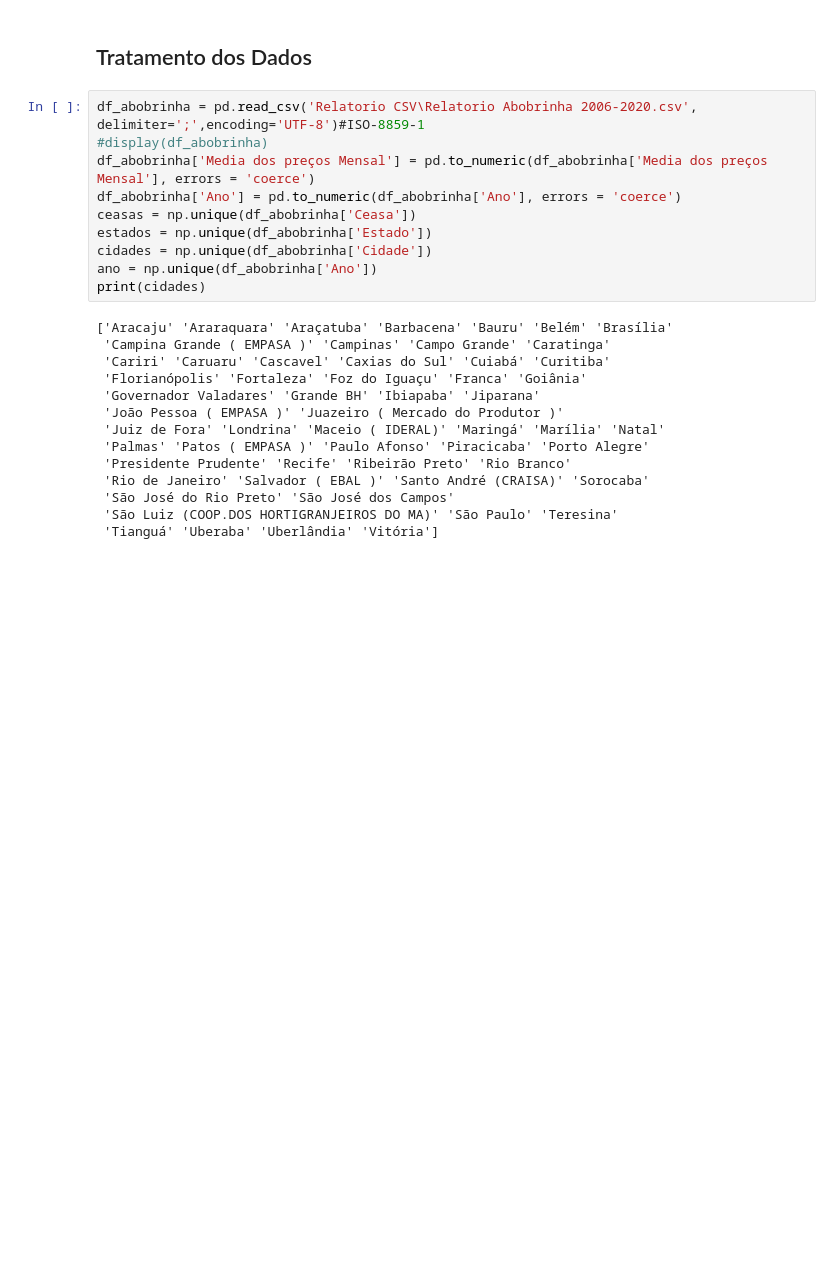
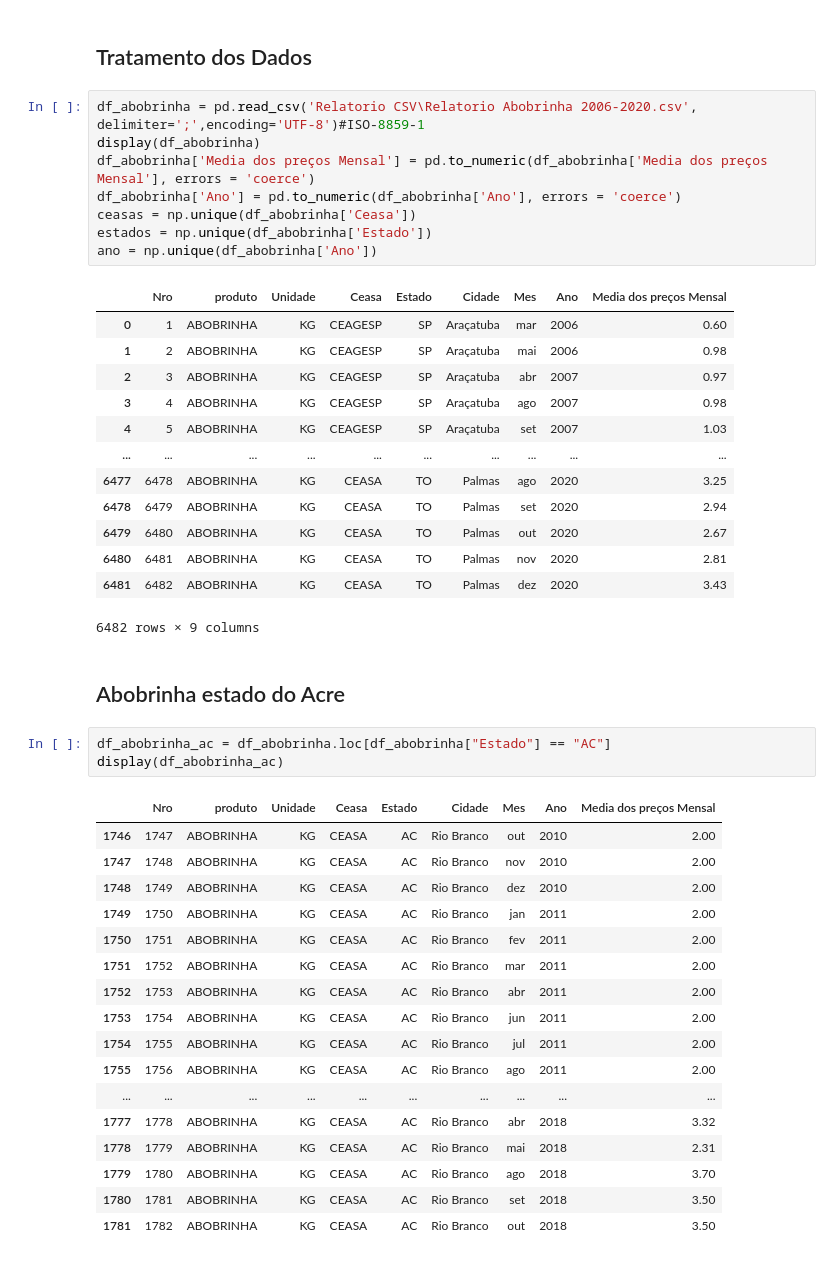
Before and after one commit to Arilson-X/Agro-Estudo-de-Mercado, a Jupyter notebook: Analise-Abobrinha.ipynb, the cells around one changed output. Drawn from its saved outputs; the diff is of its cells as text; blank space fills up the shorter version.

```diff
--- a/Analise-Abobrinha.ipynb
+++ b/Analise-Abobrinha.ipynb
@@ -53,25 +8,46 @@ with open("Relatorio CSV\Relatorio Abobrinha 2006-2020.csv","w") as arquivo:
 ## Tratamento dos Dados
 # %%
 df_abobrinha = pd.read_csv('Relatorio CSV\Relatorio Abobrinha 2006-2020.csv', delimiter=';',encoding='UTF-8')#ISO-8859-1
-#display(df_abobrinha)
+display(df_abobrinha)
 df_abobrinha['Media dos preços Mensal'] = pd.to_numeric(df_abobrinha['Media dos preços Mensal'], errors = 'coerce')
 df_abobrinha['Ano'] = pd.to_numeric(df_abobrinha['Ano'], errors = 'coerce')
 ceasas = np.unique(df_abobrinha['Ceasa'])
 estados = np.unique(df_abobrinha['Estado'])
-cidades = np.unique(df_abobrinha['Cidade'])
 ano = np.unique(df_abobrinha['Ano'])
-print(cidades)
 # %% [output]
+|  | Nro | produto | Unidade | Ceasa | Estado | Cidade | Mes | Ano | Media dos preços Mensal |
+| 0 | 1 | ABOBRINHA | KG | CEAGESP | SP | Araçatuba | mar | 2006 | 0.60 |
+| 1 | 2 | ABOBRINHA | KG | CEAGESP | SP | Araçatuba | mai | 2006 | 0.98 |
+| 2 | 3 | ABOBRINHA | KG | CEAGESP | SP | Araçatuba | abr | 2007 | 0.97 |
+| 3 | 4 | ABOBRINHA | KG | CEAGESP | SP | Araçatuba | ago | 2007 | 0.98 |
+| 4 | 5 | ABOBRINHA | KG | CEAGESP | SP | Araçatuba | set | 2007 | 1.03 |
+| ... | ... | ... | ... | ... | ... | ... | ... | ... | ... |
+| 6477 | 6478 | ABOBRINHA | KG | CEASA | TO | Palmas | ago | 2020 | 3.25 |
+| 6478 | 6479 | ABOBRINHA | KG | CEASA | TO | Palmas | set | 2020 | 2.94 |
+| 6479 | 6480 | ABOBRINHA | KG | CEASA | TO | Palmas | out | 2020 | 2.67 |
+| 6480 | 6481 | ABOBRINHA | KG | CEASA | TO | Palmas | nov | 2020 | 2.81 |
+| 6481 | 6482 | ABOBRINHA | KG | CEASA | TO | Palmas | dez | 2020 | 3.43 |
-['Aracaju' 'Araraquara' 'Araçatuba' 'Barbacena' 'Bauru' 'Belém' 'Brasília'
- 'Campina Grande ( EMPASA )' 'Campinas' 'Campo Grande' 'Caratinga'
- 'Cariri' 'Caruaru' 'Cascavel' 'Caxias do Sul' 'Cuiabá' 'Curitiba'
- 'Florianópolis' 'Fortaleza' 'Foz do Iguaçu' 'Franca' 'Goiânia'
- 'Governador Valadares' 'Grande BH' 'Ibiapaba' 'Jiparana'
- 'João Pessoa ( EMPASA )' 'Juazeiro ( Mercado do Produtor )'
- 'Juiz de Fora' 'Londrina' 'Maceio ( IDERAL)' 'Maringá' 'Marília' 'Natal'
- 'Palmas' 'Patos ( EMPASA )' 'Paulo Afonso' 'Piracicaba' 'Porto Alegre'
- 'Presidente Prudente' 'Recife' 'Ribeirão Preto' 'Rio Branco'
- 'Rio de Janeiro' 'Salvador ( EBAL )' 'Santo André (CRAISA)' 'Sorocaba'
- 'São José do Rio Preto' 'São José dos Campos'
- 'São Luiz (COOP.DOS HORTIGRANJEIROS DO MA)' 'São Paulo' 'Teresina'
- 'Tianguá' 'Uberaba' 'Uberlândia' 'Vitória']
+6482 rows × 9 columns
+# %% [markdown]
+## Abobrinha estado do Acre
+# %%
+df_abobrinha_ac = df_abobrinha.loc[df_abobrinha["Estado"] == "AC"]
+display(df_abobrinha_ac)
+# %% [output]
+|  | Nro | produto | Unidade | Ceasa | Estado | Cidade | Mes | Ano | Media dos preços Mensal |
+| 1746 | 1747 | ABOBRINHA | KG | CEASA | AC | Rio Branco | out | 2010 | 2.00 |
+| 1747 | 1748 | ABOBRINHA | KG | CEASA | AC | Rio Branco | nov | 2010 | 2.00 |
+| 1748 | 1749 | ABOBRINHA | KG | CEASA | AC | Rio Branco | dez | 2010 | 2.00 |
+| 1749 | 1750 | ABOBRINHA | KG | CEASA | AC | Rio Branco | jan | 2011 | 2.00 |
+| 1750 | 1751 | ABOBRINHA | KG | CEASA | AC | Rio Branco | fev | 2011 | 2.00 |
+| 1751 | 1752 | ABOBRINHA | KG | CEASA | AC | Rio Branco | mar | 2011 | 2.00 |
+| 1752 | 1753 | ABOBRINHA | KG | CEASA | AC | Rio Branco | abr | 2011 | 2.00 |
+| 1753 | 1754 | ABOBRINHA | KG | CEASA | AC | Rio Branco | jun | 2011 | 2.00 |
+| 1754 | 1755 | ABOBRINHA | KG | CEASA | AC | Rio Branco | jul | 2011 | 2.00 |
+| 1755 | 1756 | ABOBRINHA | KG | CEASA | AC | Rio Branco | ago | 2011 | 2.00 |
+| ... | ... | ... | ... | ... | ... | ... | ... | ... | ... |
+| 1777 | 1778 | ABOBRINHA | KG | CEASA | AC | Rio Branco | abr | 2018 | 3.32 |
+| 1778 | 1779 | ABOBRINHA | KG | CEASA | AC | Rio Branco | mai | 2018 | 2.31 |
+| 1779 | 1780 | ABOBRINHA | KG | CEASA | AC | Rio Branco | ago | 2018 | 3.70 |
+| 1780 | 1781 | ABOBRINHA | KG | CEASA | AC | Rio Branco | set | 2018 | 3.50 |
+| 1781 | 1782 | ABOBRINHA | KG | CEASA | AC | Rio Branco | out | 2018 | 3.50 |
```
Also changed, not shown: parts of 45 cells of this notebook, 1 other file.
